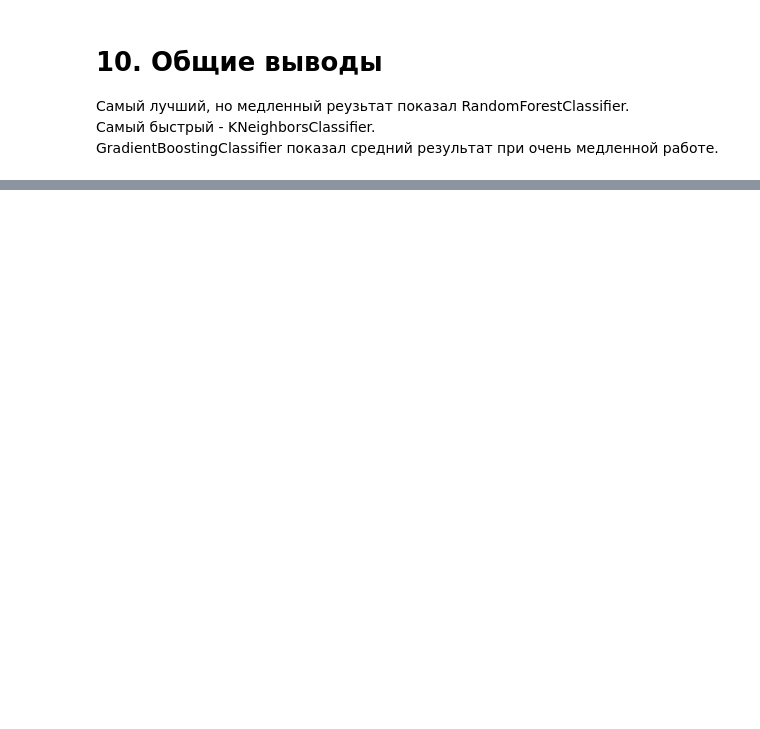
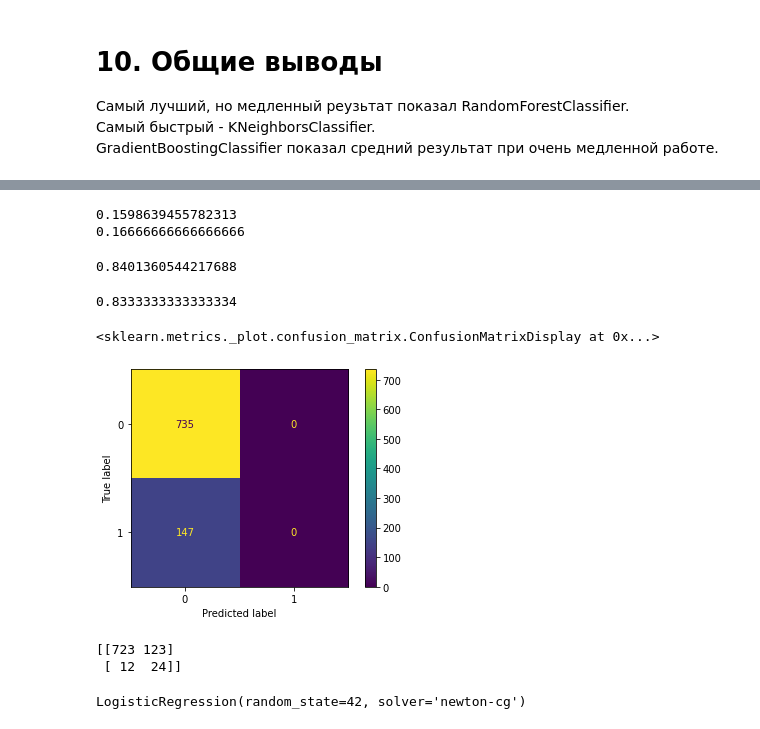
Before and after one commit to NebukinaVA/MachineLearning, a Jupyter notebook: Employees_Attrition.ipynb, the cells around one changed output, grey strips where cells are left out. Drawn from its saved outputs; the diff is of its cells as text; code cells hidden in the pictures; blank space fills up the shorter version.

```diff
--- a/Employees_Attrition.ipynb
+++ b/Employees_Attrition.ipynb
@@ -507,0 +556,6 @@ GradientBoostingClassifier показал средний результат пр
+# %%
+min_train_err = np.min(train_err)
+min_test_err = np.min(test_err)
+print(min_train_err, min_test_err)
+alpha_opt = alpha_arr[test_err == min_test_err]
+print(alpha_opt)
@@ -507,0 +570,41 @@ GradientBoostingClassifier показал средний результат пр
+# %%
+alpha_opt = alpha_opt[0]
+
+mlp_model = MLPClassifier(alpha = alpha_opt, hidden_layer_sizes = (100,),
+                          solver = 'sgd', activation = 'logistic', random_state = 42)
+mlp_model.fit(X_train, y_train)
+
+y_train_pred = mlp_model.predict(X_train)
+y_test_pred = mlp_model.predict(X_test)
+print(np.mean(y_train != y_train_pred))
+print(np.mean(y_test != y_test_pred))
+# %% [output]
+0.1598639455782313
+0.16666666666666666
+# %%
+mlp_model = MLPClassifier(hidden_layer_sizes = (4,),
+                          solver='sgd',
+                          activation = 'logistic',
+                          random_state = 42)
+mlp_model.fit(X_train, y_train)
+y_train_pred = mlp_model.predict(X_train)
+y_test_pred = mlp_model.predict(X_test)
+# %%
+accuracy_score(y_train, y_train_pred)
+# %% [output]
+0.8401360544217688
+# %%
+accuracy_score(y_test, y_test_pred)
+# %% [output]
+0.8333333333333334
+# %%
+from sklearn.metrics import plot_confusion_matrix
+plot_confusion_matrix(mlp_model, X_test, y_test)
+# %% [output]
+<sklearn.metrics._plot.confusion_matrix.ConfusionMatrixDisplay at 0x...>
+[figure, added]
+# %%
+print(confusion_matrix(y_test_pred, y_test))
+# %% [output]
+[[723 123]
+ [ 12  24]]
@@ -507,0 +613,4 @@ GradientBoostingClassifier показал средний результат пр
+# %%
+lrg_model.fit(X_train, y_train)
+# %% [output]
+LogisticRegression(random_state=42, solver='newton-cg')
```
Also changed, not shown: parts of 21 cells of this notebook.
